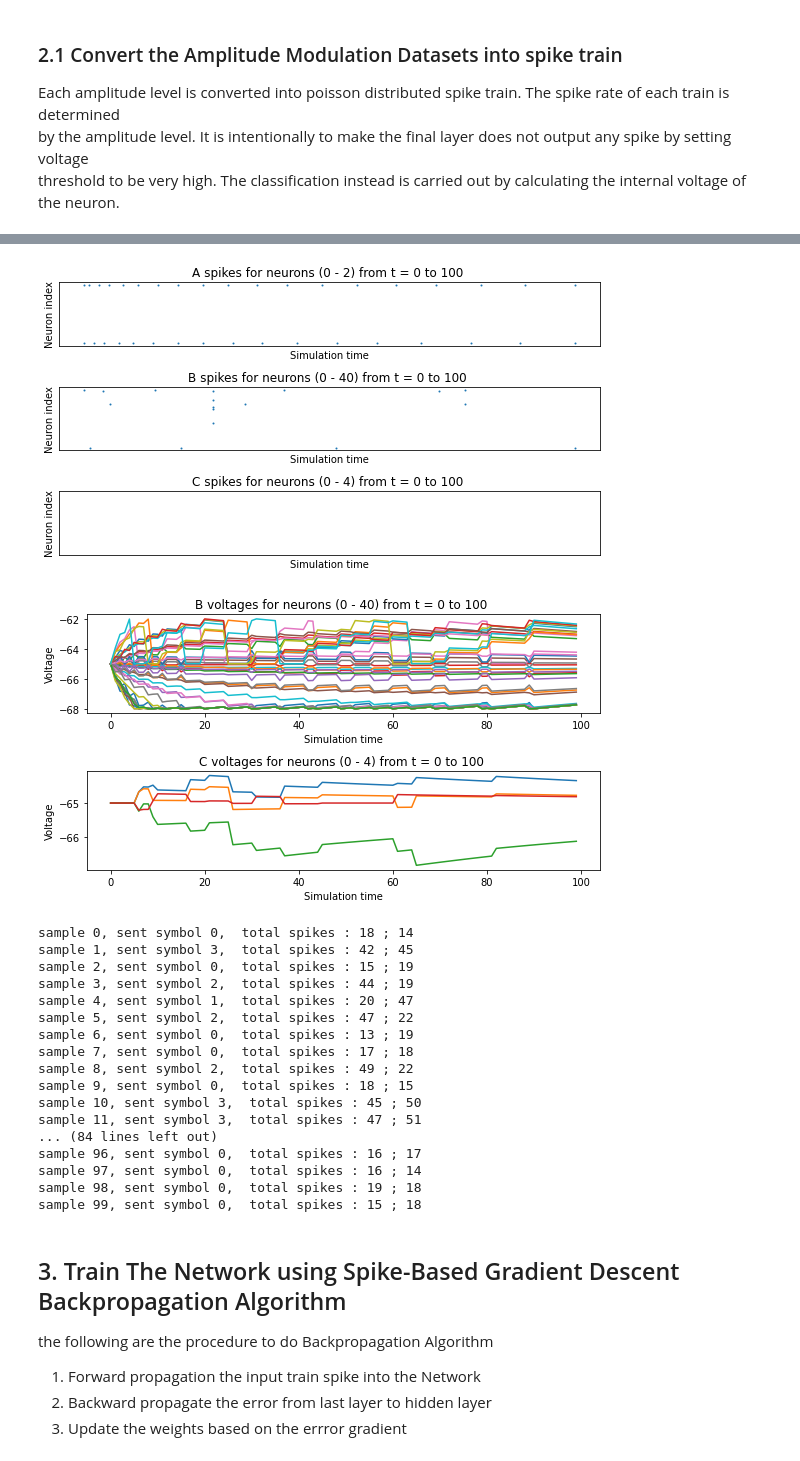
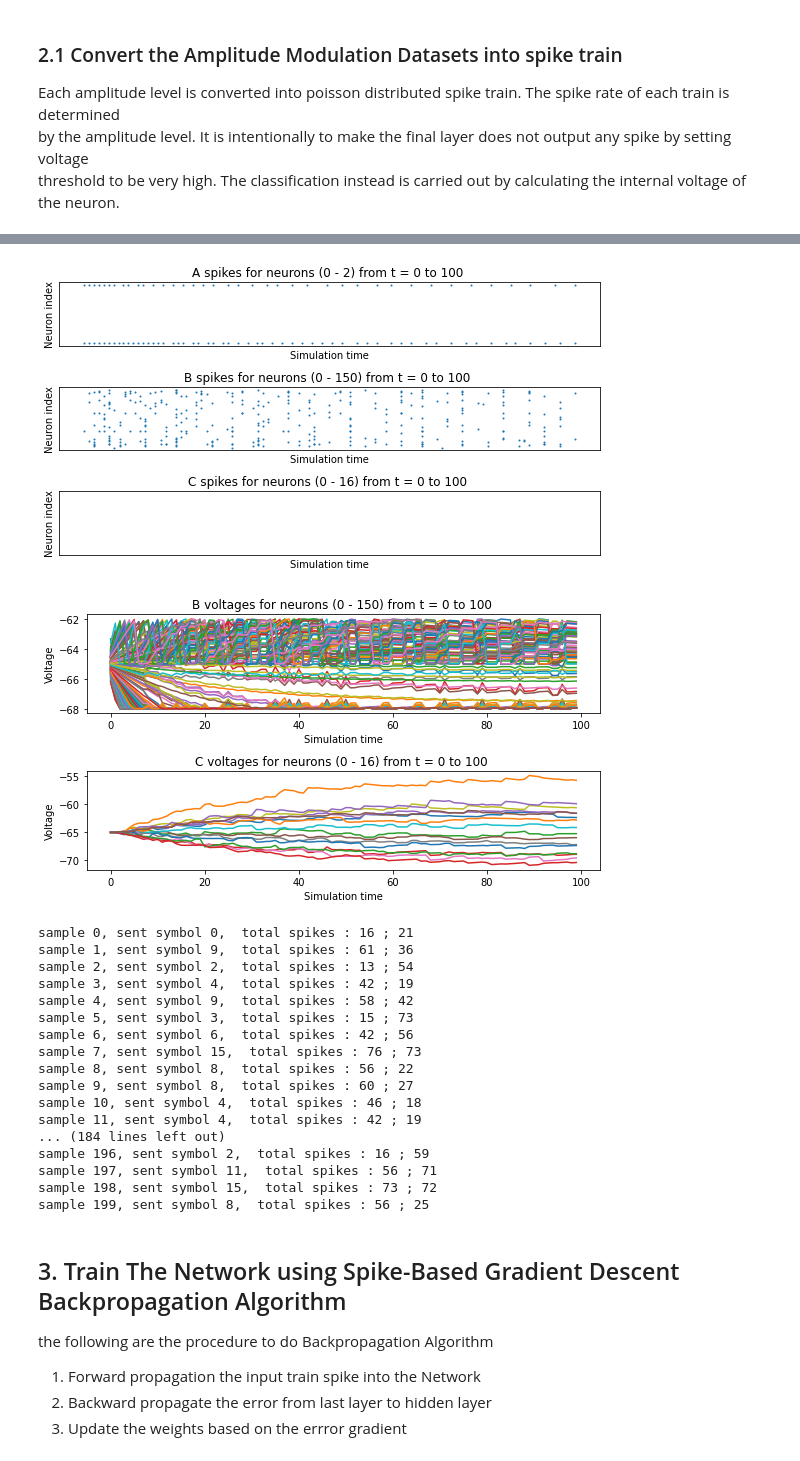
Before and after one commit to aravsi77/spiking_neural_network_thesis, a Jupyter notebook: modulation_class_snn_enabling_sbp.ipynb, the cells around one changed output, grey strips where cells are left out. Cells and saved outputs as stored; diff of their text form; code cells hidden in the pictures.

```diff
--- a/modulation_class_snn_enabling_sbp.ipynb
+++ b/modulation_class_snn_enabling_sbp.ipynb
@@ -114,6 +114,7 @@ def encode_increase_sr_2(datum: torch.Tensor, time: int, dt: float = 1.0)-> torc
     return : tensor with dimension [nk,ni]
     '''
     assert (datum >= 0).all(), "Inputs must be non-negative"
+    datum[datum==1]=2 #minimum rate of 2
     # Get shape and size of data.
     shape, size = datum.shape, datum.numel()
     datum = datum.flatten()
@@ -138,6 +141,7 @@ load_weight  = pickle.load(infile) """
 # %%
 #define the number of neuron in each layer
-nodes = [2,40,4]
+#nodes = [2,40,4]
+nodes = [2,150,16]  #16 QAM/PSK
 
 Time = 100 #training and inference time duration for each example
 tau_m = 100 #time constant
@@ -242,8 +246,8 @@ plt.show()
 ## 2.b Generate M-QAM & PSK Datasets
 # %%
 #generate 4 level quadrature amplitude modulation
-M =  4
-N_samples = 100
+M =  16
+N_samples = 200
 
 #QAM modulation format
 qam = [ ( 2 * m - int(np.sqrt( M ) ) + 1 ) * 1  + 1j * ( 2 * n - int(np.sqrt( M ) ) + 1  ) for m in range( int(np.sqrt( M ) )) for n in range( int(np.sqrt(M) )) ]
@@ -301,7 +305,7 @@ network.layers["B"].reset_state_variables() #reset neuron internal voltage
 #convert all the amplitude data into the spike rate
 mod_type = "cplx"
 
-max_rate = 25 #maximum rate in Hz poisson 400
+max_rate = 40 #maximum rate in Hz poisson 400
 rate = torch.zeros(z.shape)
 input_data = torch.zeros(N_samples*Time,nodes[0],device=device)
 
@@ -357,5 +361,5 @@ elapsed time for one forward propagation 67.4338  ms
-[figure, old version]
+[figure, new version]
-[figure, old version]
+[figure, new version]
 # %%
 #print the number of input spike at each input neuron
 for i in range(N_samples):
@@ -367,23 +371,23 @@ for i in range(N_samples):
     #print(sum(sample_data[:,0]).item())
     #print(sum(sample_data[:,1]).item())
 # %% [output]
-sample 0, sent symbol 0,  total spikes : 18 ; 14
-sample 1, sent symbol 3,  total spikes : 42 ; 45
-sample 2, sent symbol 0,  total spikes : 15 ; 19
-sample 3, sent symbol 2,  total spikes : 44 ; 19
-sample 4, sent symbol 1,  total spikes : 20 ; 47
-sample 5, sent symbol 2,  total spikes : 47 ; 22
-sample 6, sent symbol 0,  total spikes : 13 ; 19
-sample 7, sent symbol 0,  total spikes : 17 ; 18
-sample 8, sent symbol 2,  total spikes : 49 ; 22
-sample 9, sent symbol 0,  total spikes : 18 ; 15
-sample 10, sent symbol 3,  total spikes : 45 ; 50
-sample 11, sent symbol 3,  total spikes : 47 ; 51
-... (84 lines left out)
-sample 96, sent symbol 0,  total spikes : 16 ; 17
-sample 97, sent symbol 0,  total spikes : 16 ; 14
-sample 98, sent symbol 0,  total spikes : 19 ; 18
-sample 99, sent symbol 0,  total spikes : 15 ; 18
+sample 0, sent symbol 0,  total spikes : 16 ; 21
+sample 1, sent symbol 9,  total spikes : 61 ; 36
+sample 2, sent symbol 2,  total spikes : 13 ; 54
+sample 3, sent symbol 4,  total spikes : 42 ; 19
+sample 4, sent symbol 9,  total spikes : 58 ; 42
+sample 5, sent symbol 3,  total spikes : 15 ; 73
+sample 6, sent symbol 6,  total spikes : 42 ; 56
+sample 7, sent symbol 15,  total spikes : 76 ; 73
+sample 8, sent symbol 8,  total spikes : 56 ; 22
+sample 9, sent symbol 8,  total spikes : 60 ; 27
+sample 10, sent symbol 4,  total spikes : 46 ; 18
+sample 11, sent symbol 4,  total spikes : 42 ; 19
+... (184 lines left out)
+sample 196, sent symbol 2,  total spikes : 16 ; 59
+sample 197, sent symbol 11,  total spikes : 56 ; 71
+sample 198, sent symbol 15,  total spikes : 73 ; 72
+sample 199, sent symbol 8,  total spikes : 56 ; 25
 # %% [markdown]
 ## 3. Train The Network using Spike-Based Gradient Descent Backpropagation Algorithm
 
```
Also changed, not shown: parts of 22 cells of this notebook.
